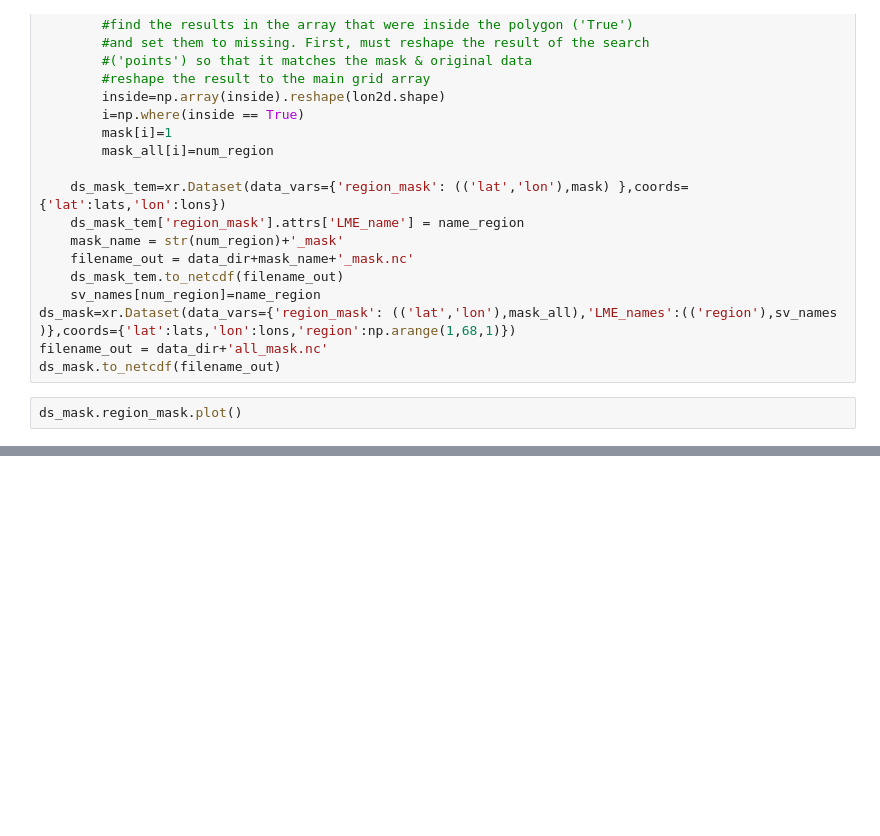
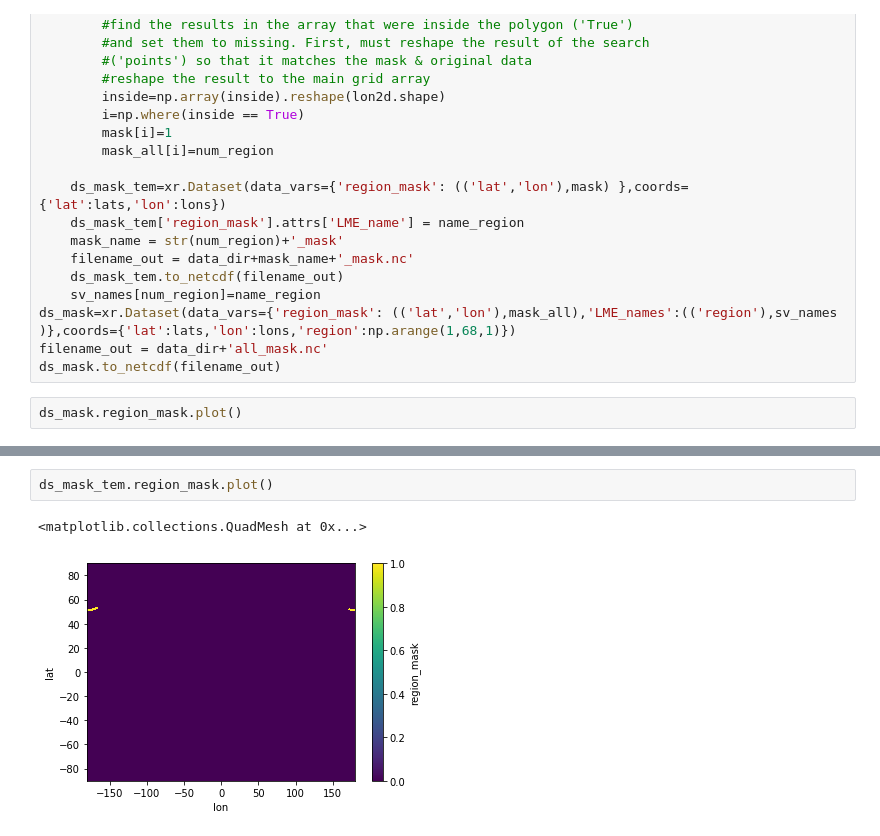
Before and after one commit to cgentemann/Biophysical, a Jupyter notebook: Take LME GIS files and put into netcdf mask array.ipynb, the cells around one changed output, grey strips where cells are left out. Saved outputs shown, nothing was run; the diff lists cells and outputs as text; blank space fills up the shorter version.

```diff
--- a/Take LME GIS files and put into netcdf mask array.ipynb
+++ b/Take LME GIS files and put into netcdf mask array.ipynb
@@ -247,0 +280,5 @@ yup, change coordinates
+# %%
+ds_mask_tem.region_mask.plot()
+# %% [output]
+<matplotlib.collections.QuadMesh at 0x...>
+[figure, added]
```
Also changed, not shown: parts of 13 cells of this notebook, 2 other files.
